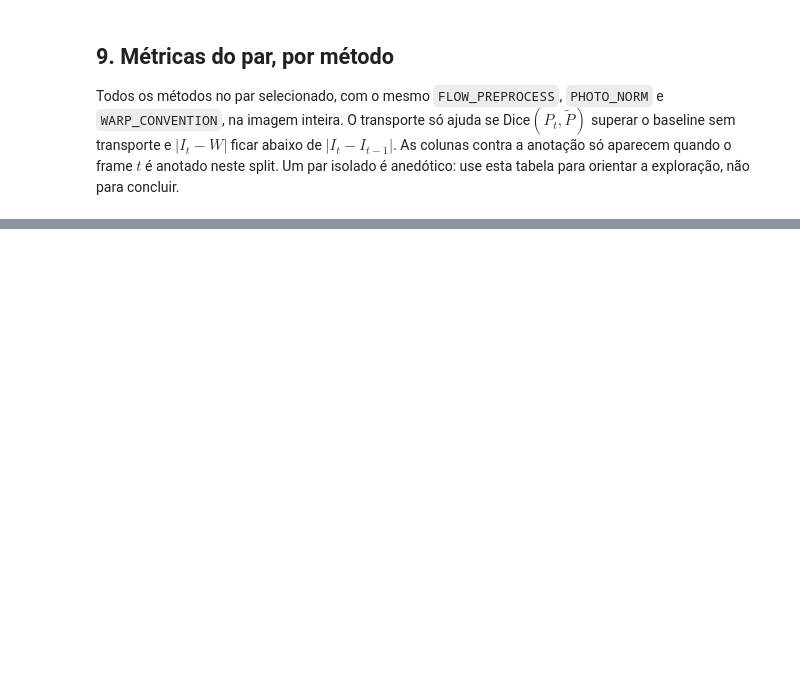
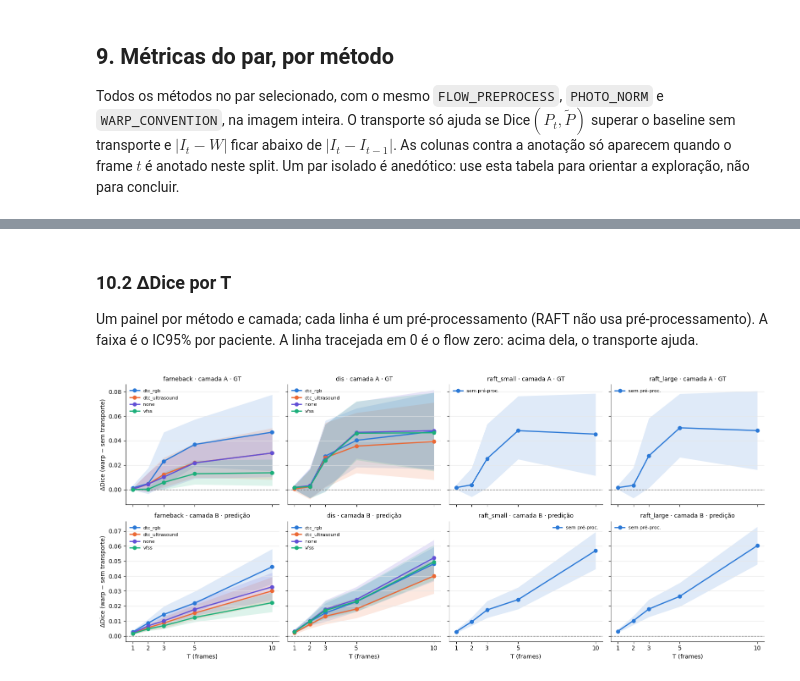
Before and after one commit to caioseda/vfss-seg-benchmark, a Jupyter notebook: notebooks/hyphotesis_testing/experiment_optical_flow_mask_transport.ipynb, the cells around one changed output, grey strips where cells are left out. Cells and saved outputs as stored; diff of their text form; code cells hidden in the pictures; blank space fills up the shorter version.

```diff
--- a/notebooks/hyphotesis_testing/experiment_optical_flow_mask_transport.ipynb
+++ b/notebooks/hyphotesis_testing/experiment_optical_flow_mask_transport.ipynb
@@ -139,8 +139,19 @@ ALPHA = ALPHA_DTC_TRUS        # 1.0 é a forma literal exp(-|I_t - W|)
 OPACITY = 0.5
 MASK_THRESH = 0.5
 
-SPLITS = ["train", "validation", "test"]
+SPLITS = ["test"]              # só o fold retido da CV: frames que não influenciaram o modelo
 FLOW_METHODS = ["farneback", "dis", "raft_small", "raft_large"]
+
+# Avaliação em lote (seção 10)
+EVAL_FOLDS = [0, 1, 2, 3, 4]  # cada fold usa o próprio modelo e o próprio fold de teste
+EVAL_T = [1, 2, 3, 5, 10]
+EVAL_PAIRS_PER_VIDEO = 2      # pares sorteados por vídeo e por T (camada B)
+EVAL_SEED = 0
+EVAL_PREPROCESS = ["dtc_rgb", "dtc_ultrasound", "vfss", "none"]
+EVAL_ROI_DILATE = 15          # px de dilatação da ROI das métricas fotométricas
+EVAL_BAND = 5                 # meia-largura (px) da faixa de borda do AUROC de M_noc
+EVAL_HARM_TOL = 0.005         # ΔDice abaixo de -tol conta como piora
+EVAL_DIR = ROOT / "logs/flow-transport"
 # %% [markdown]
 ## 2. Modelo e dados
 
@@ -782,0 +1104,33 @@ display(pd.DataFrame(rows).T.round(4))
+# %% [markdown]
+### 10.2 ΔDice por T
+
+Um painel por método e camada; cada linha é um pré-processamento (RAFT não usa pré-processamento). A
+faixa é o IC95% por paciente. A linha tracejada em 0 é o flow zero: acima dela, o transporte ajuda.
+# %%
+PREPROCESS_COLORS = {"dtc_rgb": "#2a78d6", "dtc_ultrasound": "#eb6834", "vfss": "#1baf7a",
+                     "none": "#6250d6", "-": "#2a78d6"}
+PANEL_METHODS = ["farneback", "dis", "raft_small", "raft_large"]
+
+fig, axes = plt.subplots(len(LAYERS), len(PANEL_METHODS), figsize=(16, 7), sharex=True, sharey="row")
+for row_axes, (layer, table) in zip(axes, SUMMARY.items()):
+    flat = table.reset_index()
+    flat[["method", "preprocess"]] = flat.config.str.split("/", expand=True)
+    for ax, method in zip(row_axes, PANEL_METHODS):
+        ax.axhline(0, color="0.5", lw=1, ls="--")
+        for preprocess, group in flat[flat.method == method].groupby("preprocess"):
+            color = PREPROCESS_COLORS[preprocess]
+            ax.plot(group["T"], group["ΔDice"], marker="o", ms=6, lw=2, color=color,
+                    label=preprocess if preprocess != "-" else "sem pré-proc.")
+            ax.fill_between(group["T"], group["IC low"], group["IC high"], color=color, alpha=0.15, lw=0)
+        ax.set_title(f"{method} · camada {layer}", fontsize=10)
+        ax.set_xticks(EVAL_T)
+        ax.grid(axis="y", color="0.9")
+        ax.spines[["top", "right"]].set_visible(False)
+        ax.legend(fontsize=8, frameon=False)
+    row_axes[0].set_ylabel("ΔDice (warp − sem transporte)")
+for ax in axes[-1]:
+    ax.set_xlabel("T (frames)")
+plt.tight_layout()
+plt.show()
+# %% [output]
+[figure, added]
```
Also changed, not shown: parts of 19 cells of this notebook, 31 other files.
